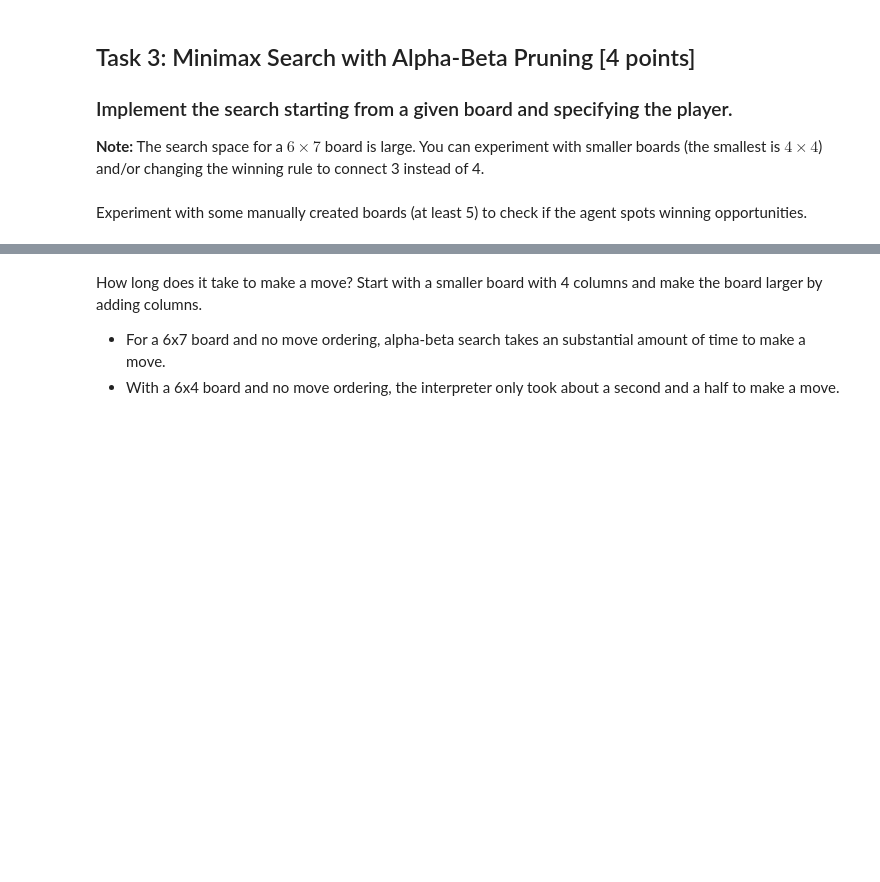
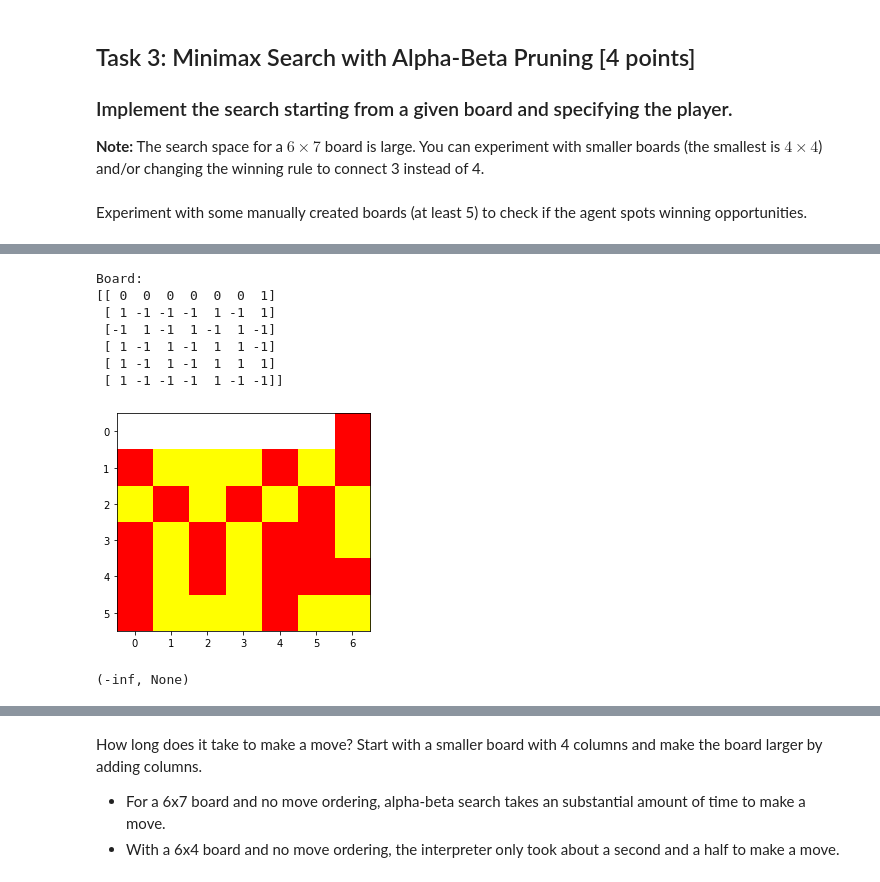
Before and after one commit to KadeLehman/CS7320-AI, a Jupyter notebook: Games/assignment_connect4.ipynb, the cells around one changed output, grey strips where cells are left out. Saved outputs shown, nothing was run; the diff lists cells and outputs as text; code cells hidden in the pictures; blank space fills up the shorter version.

Commit message:
updated test boards to int system

```diff
--- a/Games/assignment_connect4.ipynb
+++ b/Games/assignment_connect4.ipynb
@@ -374,0 +327,29 @@ print()
+# %%
+# x is about to win (play in column 5)
+
+"""TODO: Why does the utility suggest that yellow already has won?"""
+
+board = np.array([[0,0,0,0,0,0,1],
+                  [1,-1,-1,-1,1,-1,1],
+                  [-1,1,-1,1,-1,1,-1],
+                  [1,-1,1,-1,1,1,-1],
+                  [1,-1,1,-1,1,1,1],
+                  [1,-1,-1,-1,1,-1,-1]])
+
+
+print("Board:")
+print(board)
+show_board(board)
+
+print()
+%timeit -n 1 -r 1 display(alpha_beta_search(board))
+# %% [output]
+Board:
+[[ 0  0  0  0  0  0  1]
+ [ 1 -1 -1 -1  1 -1  1]
+ [-1  1 -1  1 -1  1 -1]
+ [ 1 -1  1 -1  1  1 -1]
+ [ 1 -1  1 -1  1  1  1]
+ [ 1 -1 -1 -1  1 -1 -1]]
+[figure, added]
+(-inf, None)
```
Also changed, not shown: parts of 10 cells of this notebook.
